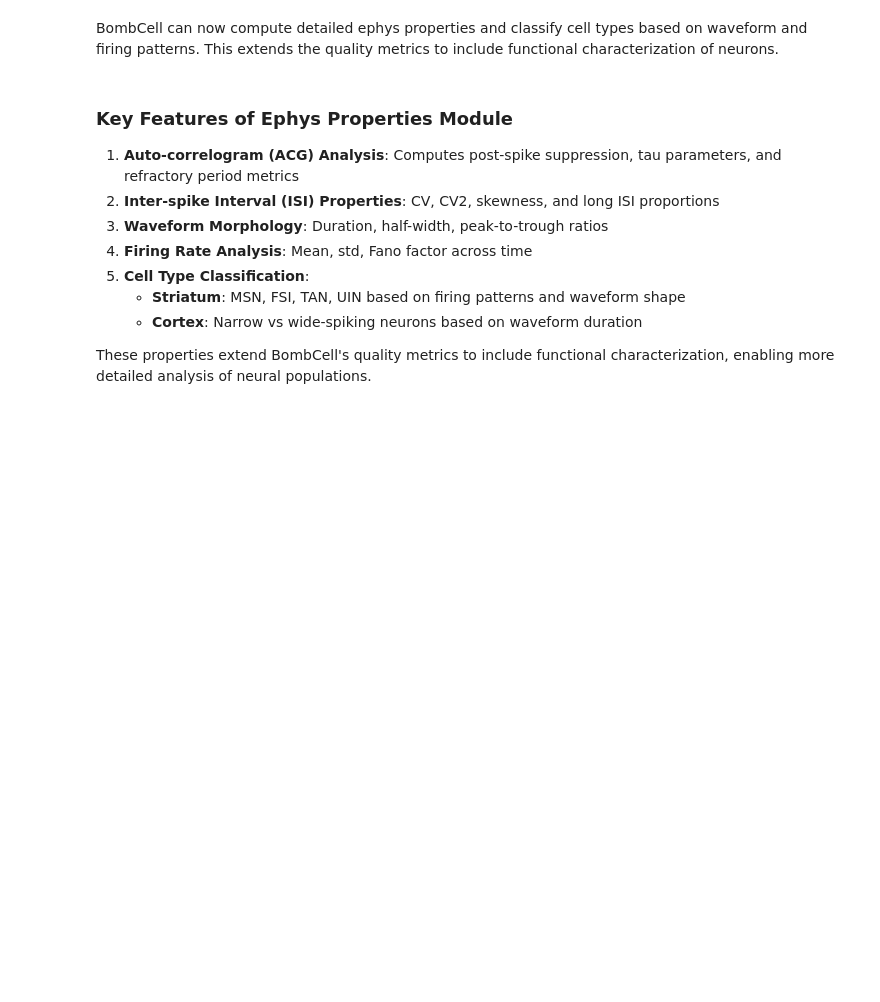
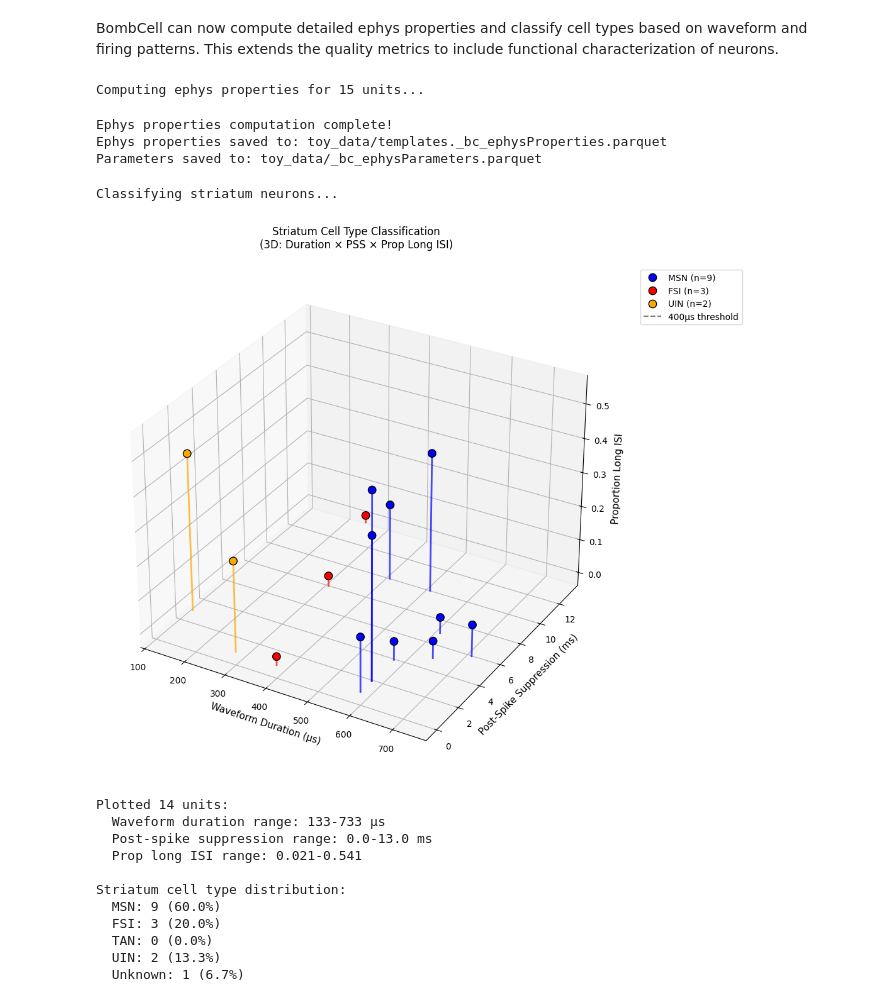
Before and after one commit to Julie-Fabre/bombcell, a Jupyter notebook: pyBombCell/Demos/BC_demo copy.ipynb, the cells around one changed output. Cells and saved outputs as stored; diff of their text form; code cells hidden in the pictures; blank space fills up the shorter version.

```diff
--- a/pyBombCell/Demos/BC_demo copy.ipynb
+++ b/pyBombCell/Demos/BC_demo copy.ipynb
@@ -196,13 +208,12 @@ bc.plot_summary_data(quality_metrics, template_waveforms, unit_type, unit_type_s
 # %% [markdown]
 BombCell can now compute detailed ephys properties and classify cell types based on waveform and firing patterns. This extends the quality metrics to include functional characterization of neurons.
-# %%
-# Switch to toy dataset for faster computation
-ks_dir = Path(os.getcwd()) / "toy_data"
-save_path = Path(ks_dir) / "bombcell"
-
-# Get fresh parameters for ephys properties
-param = bc.get_default_parameters(ks_dir)
-param['reextractRaw'] = False
+# %%
+# Use the real dataset - now optimized for large datasets
+ks_dir = "/home/jf5479/Dropbox/Example datatsets/JF093_2023-03-09_site1"
+save_path = Path(ks_dir) / "bombcell"
+
+print(f"Using kilosort directory: {ks_dir}")
+print("Note: Ephys properties computation is now optimized for large datasets with batch processing")
 # %%
 # Load spike data needed for ephys properties
 (
@@ -219,13 +227,0 @@ print(f"Loaded spike data: {len(np.unique(spike_clusters))} units, {len(spike_ti
-# %%
-# Compute ephys properties
-ephys_properties, ephys_param = bc.run_all_ephys_properties(
-    ks_dir, param=param, save_path=save_path
-)
-
-# Create comprehensive table
-combined_table = pd.DataFrame(ephys_properties)
-combined_table.insert(0, 'unit_id', range(len(ephys_properties)))
-
-print("Ephys properties computed:")
-print(f"Properties available: {list(combined_table.columns)}")
-combined_table.head()
@@ -311,12 +228,32 @@ plt.show()
-# %% [markdown]
-### Key Features of Ephys Properties Module
-
-1. **Auto-correlogram (ACG) Analysis**: Computes post-spike suppression, tau parameters, and refractory period metrics
-2. **Inter-spike Interval (ISI) Properties**: CV, CV2, skewness, and long ISI proportions
-3. **Waveform Morphology**: Duration, half-width, peak-to-trough ratios
-4. **Firing Rate Analysis**: Mean, std, Fano factor across time
-5. **Cell Type Classification**:
-   - **Striatum**: MSN, FSI, TAN, UIN based on firing patterns and waveform shape
-   - **Cortex**: Narrow vs wide-spiking neurons based on waveform duration
-
-These properties extend BombCell's quality metrics to include functional characterization, enabling more detailed analysis of neural populations.
+# %%
+# Compute ephys properties for cell type classification
+ephys_param = bc.get_ephys_parameters(ks_dir)
+
+# Compute all ephys properties using the correct function signature
+ephys_properties, ephys_param = bc.run_all_ephys_properties(ks_dir, param)
+# %% [output]
+Computing ephys properties for 15 units...
+Ephys properties computation complete!
+Ephys properties saved to: toy_data/templates._bc_ephysProperties.parquet
+Parameters saved to: toy_data/_bc_ephysParameters.parquet
+# %%
+# Cell type classification with automatic plot generation
+# Specify brain region: 'cortex' or 'striatum'
+brain_region = 'striatum'  # Change this to 'cortex' for cortical data
+
+print(f"Classifying {brain_region} neurons...")
+cell_types = bc.classify_and_plot_brain_region(ephys_properties, ephys_param, brain_region)
+# %% [output]
+Classifying striatum neurons...
+[figure, added]
+Plotted 14 units:
+  Waveform duration range: 133-733 μs
+  Post-spike suppression range: 0.0-13.0 ms
+  Prop long ISI range: 0.021-0.541
+
+Striatum cell type distribution:
+  MSN: 9 (60.0%)
+  FSI: 3 (20.0%)
+  TAN: 0 (0.0%)
+  UIN: 2 (13.3%)
+  Unknown: 1 (6.7%)
```
Also changed, not shown: parts of 13 cells of this notebook, 27 other files.
